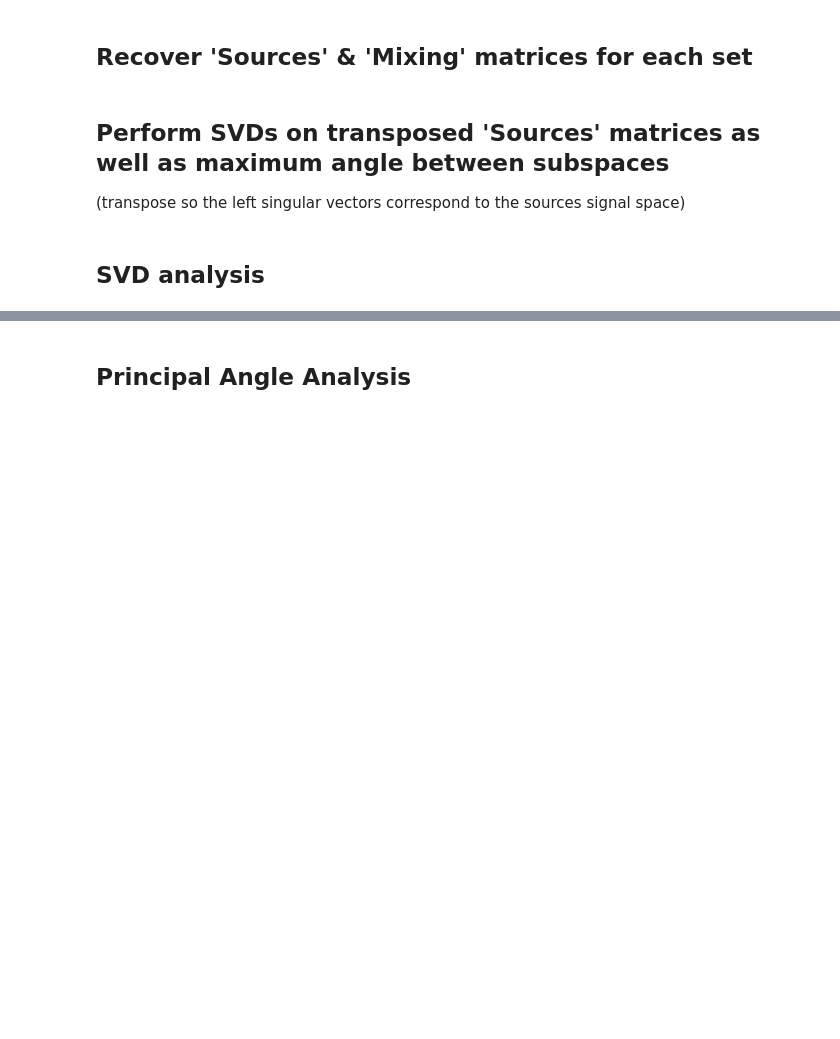
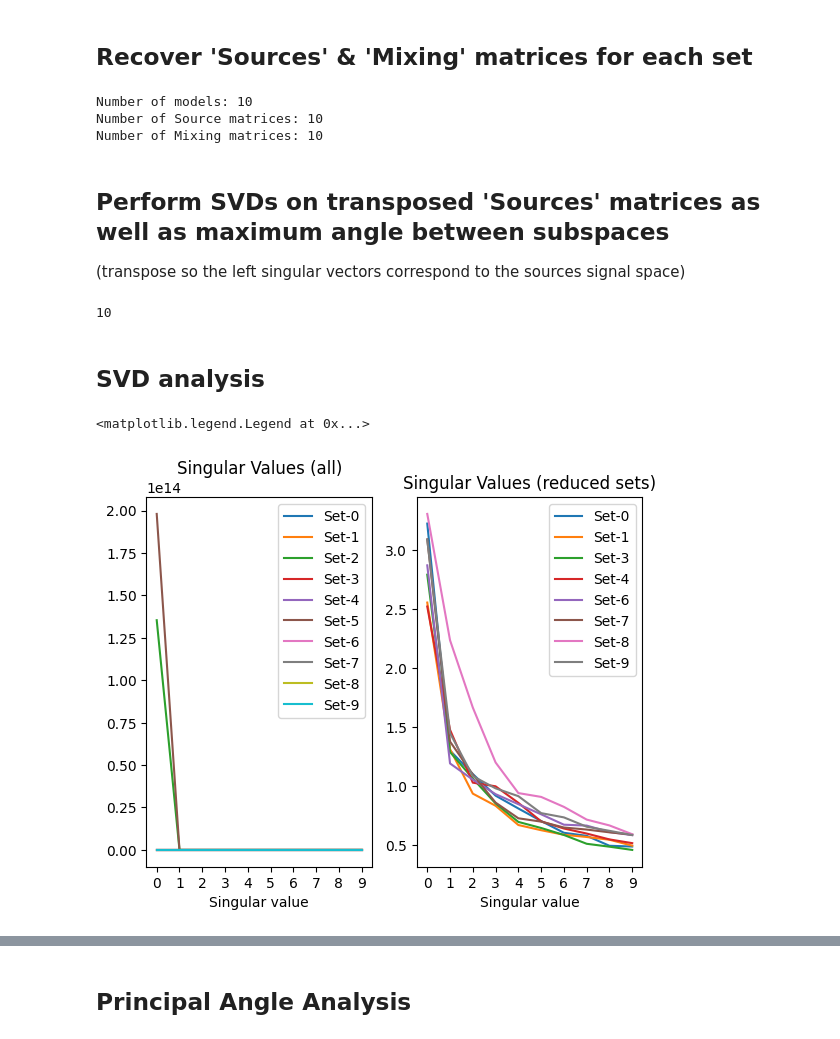
Before and after one commit to matthewmerris/TensorizedRatNets, a Jupyter notebook: notebooks/L300100_baseline-100nodes.ipynb, the cells around one changed output, grey strips where cells are left out. Drawn from its saved outputs; the diff is of its cells as text; code cells hidden in the pictures; blank space fills up the shorter version.

Commit message:
L300100 - 100 node activations with outlier analysis

```diff
--- a/notebooks/L300100_baseline-100nodes.ipynb
+++ b/notebooks/L300100_baseline-100nodes.ipynb
@@ -18,15 +18,18 @@ import ll1_tools
 # %% [markdown]
 ## Load data and loewnerize (300 node layer)
 # %%
-targets_path = '../data/L300100_data/targets.npy'
+# targets_path = '../data/L300100_data/targets.npy'
+targets_path = '../data/Lenet300100/activations/test/targets.npy'
 targets = np.load(targets_path)
 print(f"Targets shape: {targets.shape}")
 
-inputs_path = '../data/L300100_data/99/layers.layer_1.linear.npy'
+# inputs_path = '../data/L300100_data/99/layers.layer_1.linear.npy'
+inputs_path = '../data/Lenet300100/activations/test/99/layers.layer_1.linear.npy'
 inputs_raw = np.load(inputs_path)
 print(f"Inputs shape: {inputs_raw.shape}")
 
-outputs_path = '../data/L300100_data/99/layers.layer_1.rat.npy'
+# outputs_path = '../data/L300100_data/99/layers.layer_1.rat.npy'
+outputs_path = '../data/Lenet300100/activations/test/99/layers.layer_1.rat.npy'
 outputs_raw = np.load(outputs_path)
 print(f"Outputs shape: {outputs_raw.shape}")
 
@@ -98,6 +107,10 @@ for idx, model in enumerate(mdls):
     sources.append(src)
 print(f"Number of Source matrices: {len(sources)}")
 print(f"Number of Mixing matrices: {len(mixes)}")
+# %% [output]
+Number of models: 10
+Number of Source matrices: 10
+Number of Mixing matrices: 10
 # %% [markdown]
 ## Perform SVDs on transposed 'Sources' matrices as well as maximum angle between subspaces
 (transpose so the left singular vectors correspond to the sources signal space)
@@ -123,8 +136,33 @@ for i in range(num_sets):
             angles_cols[i,j] = eng.rad2deg(eng.subspace(svds[i][0], svds[j][0]))
             norm_of_diffs[i,j] = np.linalg.norm(sources_transposed[i] - sources_transposed[j])
             # cossims[i,j] = sklearn.metrics.pairwise.cosine_similarity(sources_transposed[i], sources_transposed[j])
+# %% [output]
+10
 # %% [markdown]
 ## SVD analysis
+# %%
+fig, (ax1, ax2) = plt.subplots(1, 2, sharey='col')
+
+# plot all singular values left side
+for i in range(len(svds)):
+    ax1.plot(svds[i][1][0:10], label=f"Set-{i}")
+
+ax1.set_title('Singular Values (all)')
+ax1.set_xticks(range(10))
+ax1.set_xlabel('Singular value')
+ax1.legend()
+
+# plot limited set of singular values right side
+for i in range(len(svds)):
+    if i != 2 and i != 5:
+        ax2.plot(svds[i][1][0:10], label=f"Set-{i}")
+ax2.set_title('Singular Values (reduced sets)')
+ax2.set_xticks(range(10))
+ax2.set_xlabel('Singular value')
+ax2.legend()
+# %% [output]
+<matplotlib.legend.Legend at 0x...>
+[figure, added]
 # %%
 for i in range(len(svds)):
     plt.plot(svds[i][1][0:10], label=f"Set-{i}")
```
Also changed, not shown: parts of 13 cells of this notebook.
